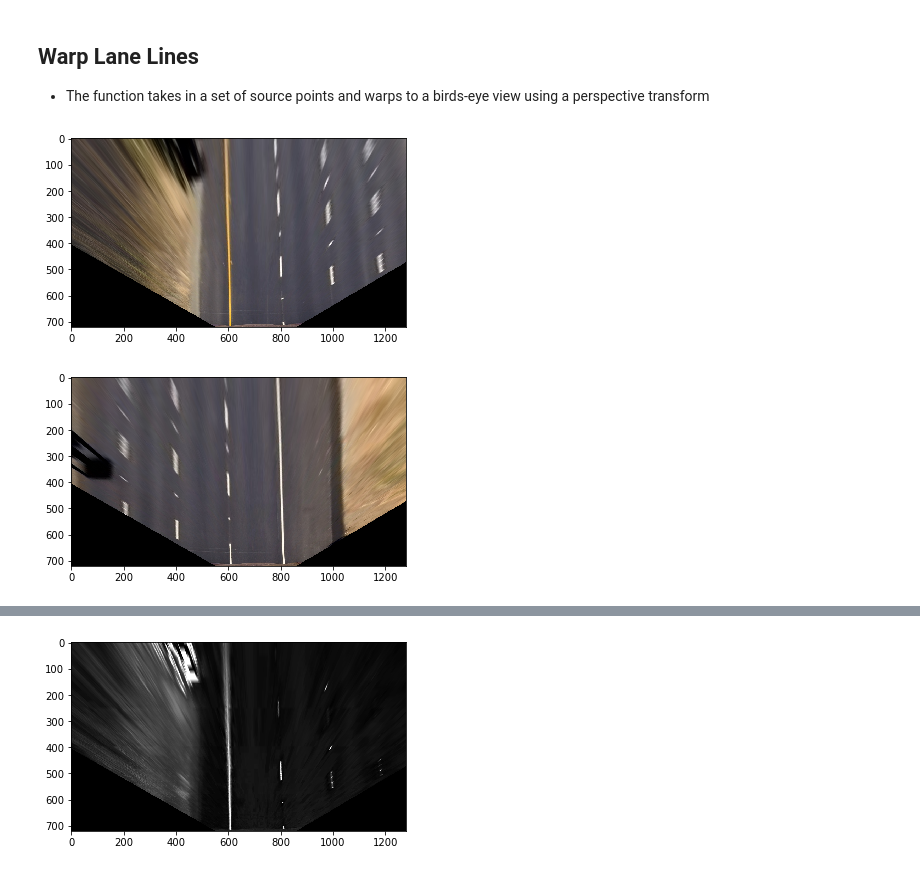
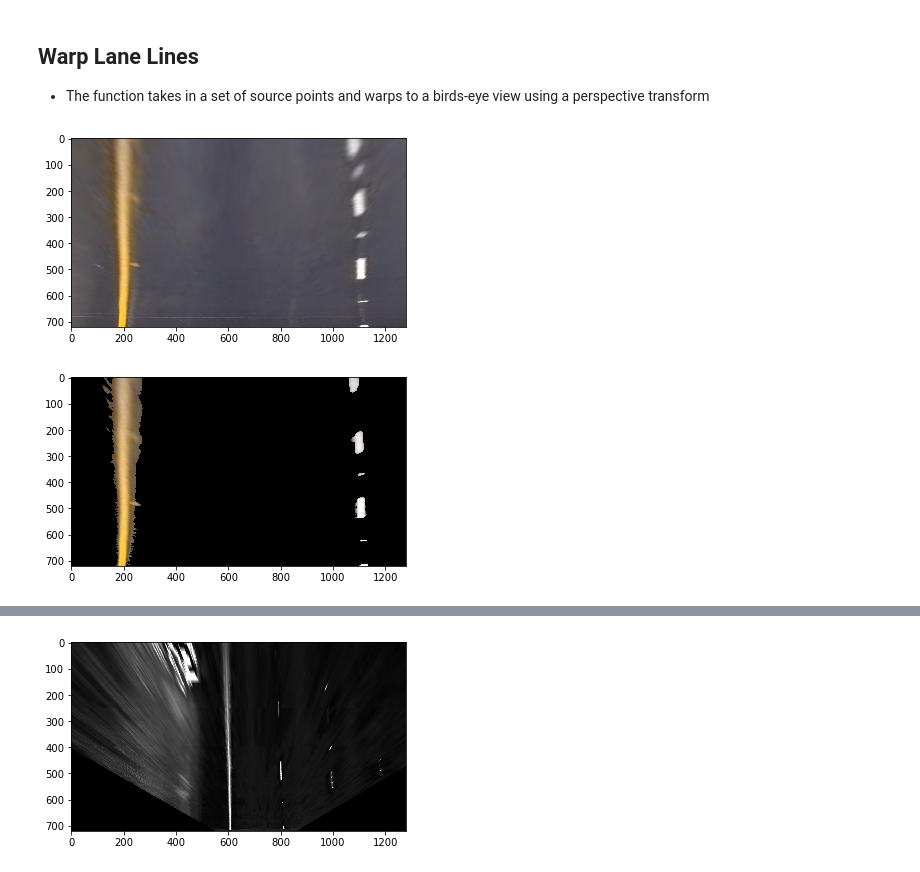
Before and after one commit to sketchc89/AdvanceLaneLines-P4, a Jupyter notebook: LineDetection.ipynb, the cells around one changed output, grey strips where cells are left out. Drawn from its saved outputs; the diff is of its cells as text; code cells hidden in the pictures.

```diff
--- a/LineDetection.ipynb
+++ b/LineDetection.ipynb
@@ -124,8 +114,0 @@ def plot_warped_lane_lines(img, color='virdis'):
-# %%
-straight_img = mpimg.imread('./test_images/straight_lines1.jpg')
-straight_img_2 = mpimg.imread('./test_images/straight_lines2.jpg')
-plot_warped_lane_lines(straight_img)
-plot_warped_lane_lines(straight_img_2)
-# %% [output]
-[figure, removed]
-[figure, removed]
@@ -131,0 +121,18 @@ plot_warped_lane_lines(straight_img_2)
+# %%
+straight_img = mpimg.imread('./test_images/straight_lines1.jpg')
+straight_img_2 = mpimg.imread('./test_images/straight_lines2.jpg')
+
+img = straight_img
+corners = corners_roi(img)
+warped_img = warp_lane_lines(img, corners)
+mpimg.imsave('./doc_images/warp_1.png', warped_img)
+plt.imshow(warped_img)
+plt.show()
+yellow_white_mask = color_mask(warped_img)
+masked_img = apply_mask(warped_img, yellow_white_mask)
+mpimg.imsave('./doc_images/warp_mask_1.png', masked_img)
+plt.imshow(masked_img)
+plt.show()
+# %% [output]
+[figure, added]
+[figure, added]
```
Also changed, not shown: parts of 12 cells of this notebook.
